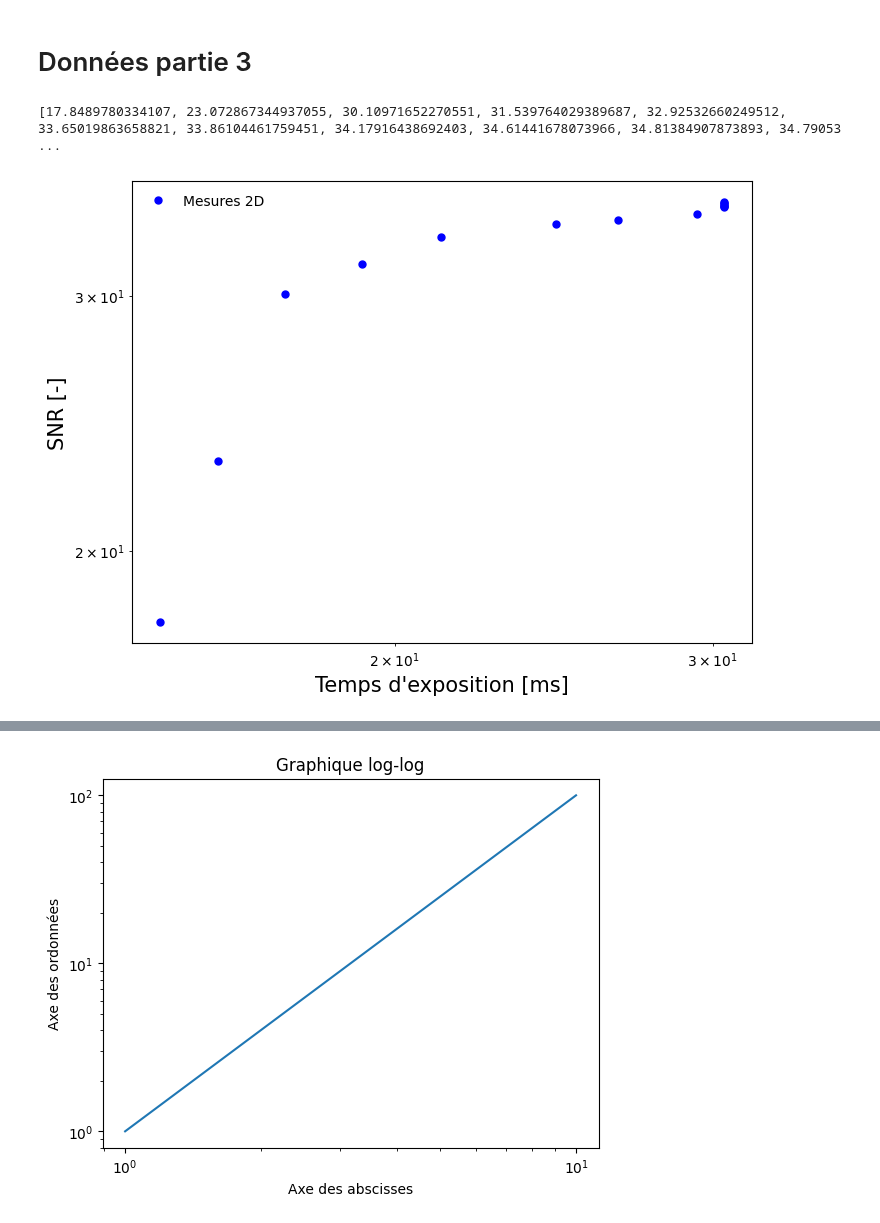
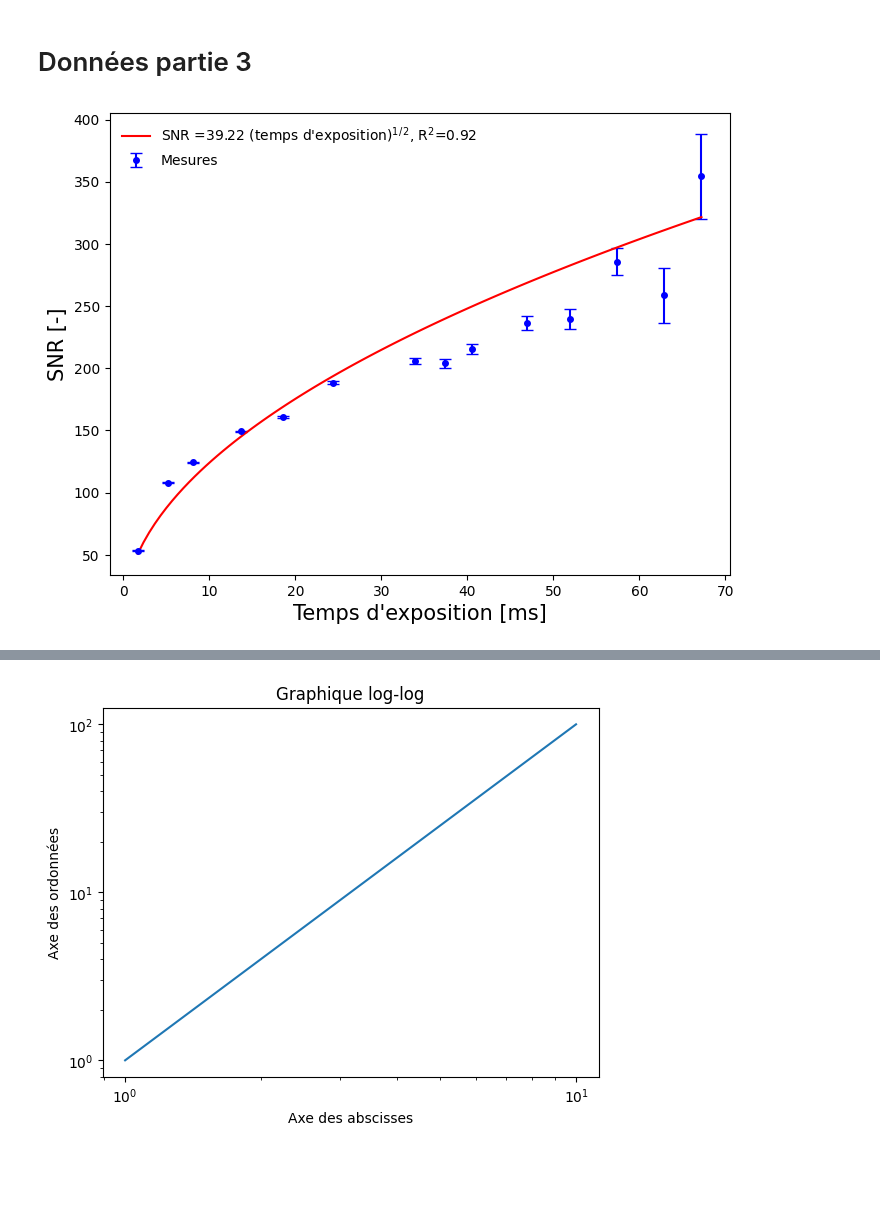
Before and after one commit to felixantoine1/labV_projet, a Jupyter notebook: analyse_partie3.ipynb, the cells around one changed output, grey strips where cells are left out. Saved outputs shown, nothing was run; the diff lists cells and outputs as text; code cells hidden in the pictures; blank space fills up the shorter version.

```diff
--- a/analyse_partie3.ipynb
+++ b/analyse_partie3.ipynb
@@ -85,21 +85,41 @@ def propagation_incertitudes_division_liste(mesures, incertitudes, diviseur, inc
 
 mu_2d, sigma_2d = propagation_incertitudes_division_liste(p3a_mu, p3a_sigma, diametre_cylindre, incertitude_cylindre)
 
-snr = [x / y for x, y in zip(mu_2d, sigma_2d)]
-print(snr)
+
+snr = [(1 / np.exp(x)) / y for x, y in zip(mu_2d, p3a_sigma)]
+
+
+erreur_3a = [ ((1 / (y * np.exp(x))) * (np.sqrt((y / x)**2))) * (750 / z) for x, y, z in zip(p3a_mu, p3a_sigma, snr)]
-# %% [output]
-[17.8489780334107, 23.072867344937055, 30.10971652270551, 31.539764029389687, 32.92532660249512, 33.65019863658821, 33.86104461759451, 34.17916438692403, 34.61441678073966, 34.81384907873893, 34.79053 ...
 # %%
 # Graphique 3a
 
 # Affichage
 plt.figure(figsize=(8, 6))
 
-plt.loglog(p3a_shutter_speed, snr, color='blue', marker='o', markersize=5, linestyle='', label='Mesures 2D')
+plt.errorbar(p3a_ms, snr, yerr= erreur_3a, color='blue', marker='o', markersize=4, capsize=4, linestyle='', label='Mesures')
+
+def modele(x, a):
+    return a * np.sqrt(x)
+
+# Ajustement du modèle aux données
+params, covariance = curve_fit(modele, p3a_ms, snr, sigma=sigma_2d)
+a = params[0]
+
+# Courbe de régression
+x_range = np.linspace(min(p3a_ms), max(p3a_ms), 100)
+y_fit = modele(x_range, a)
+
+# Coefficient de détermination R^2
+slope, intercept, r_value, _, _ = linregress(snr, modele(p3a_ms, a))
+r_squared = r_value ** 2
+
+plt.plot(x_range, y_fit, color='red', label=f"SNR ={a:.2f} (temps d'exposition)$^1$$^/$$^2$, R$^2$={r_squared:.2f}")
+
+
 
 plt.xlabel("Temps d'exposition [ms]", fontsize=15)
 plt.ylabel("SNR [-]", fontsize=15)
 plt.legend(frameon=False)
 plt.show()
 # %% [output]
-[figure, old version]
+[figure, new version]
```
Also changed, not shown: parts of 1 cell of this notebook, 3 other files.
